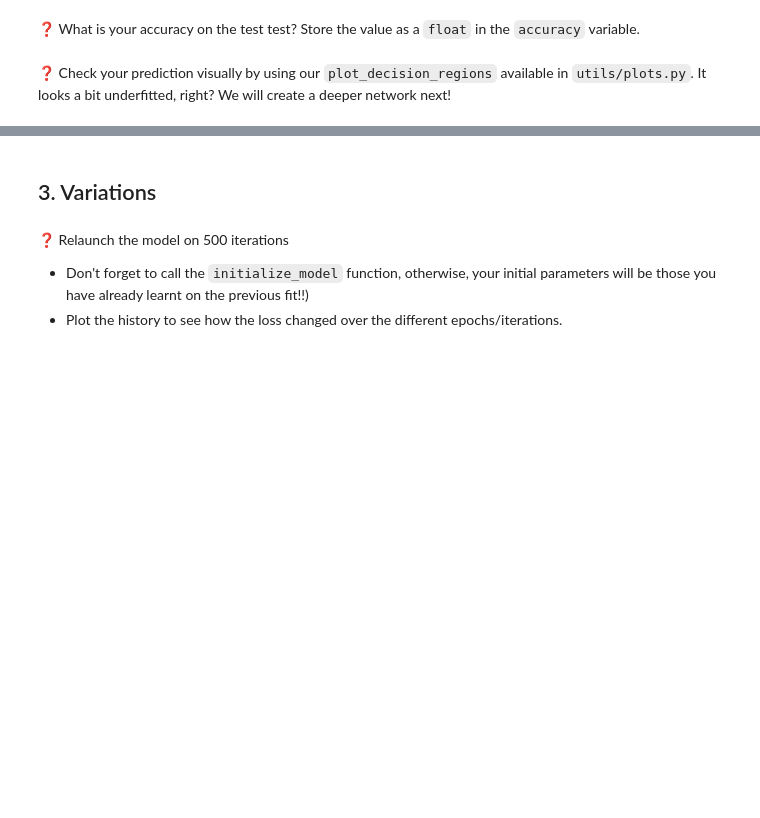
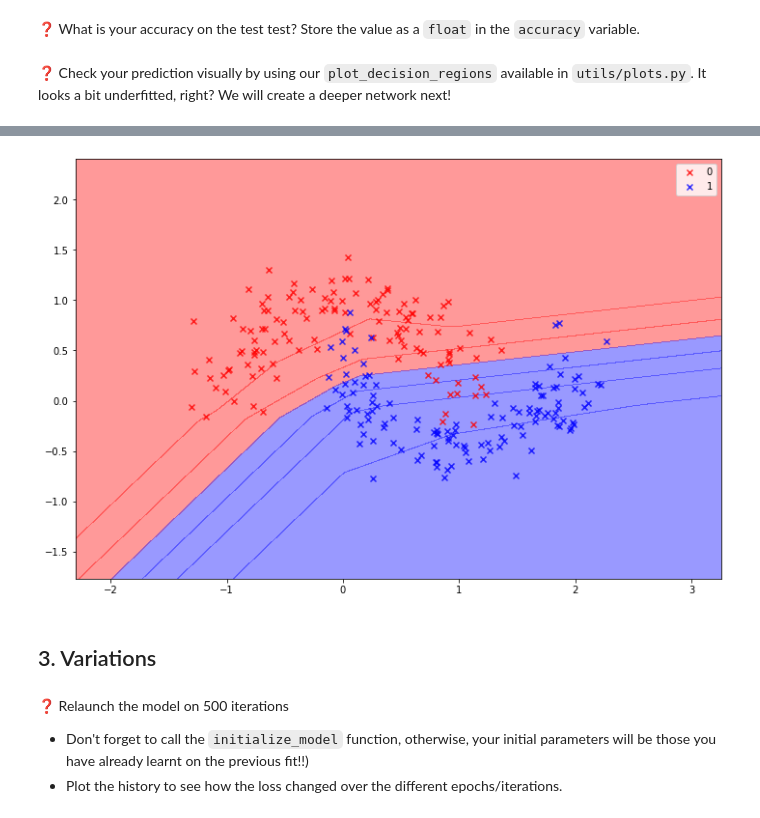
Before and after one commit to LaurenceAndraud/Deep-Learning, a Jupyter notebook: Exercice 2/your_first_neural_network.ipynb, the cells around one changed output, grey strips where cells are left out. Cells and saved outputs as stored; diff of their text form; code cells hidden in the pictures; blank space fills up the shorter version.

```diff
--- a/Exercice 2/your_first_neural_network.ipynb
+++ b/Exercice 2/your_first_neural_network.ipynb
@@ -261,2 +263,7 @@ Loss: 0.315, Accuracy: 0.853
 # %% [markdown]
 ❓ Check your prediction visually by using our `plot_decision_regions` available in `utils/plots.py`. It looks a bit underfitted, right? We will create a deeper network next!
+# %%
+
+from utils.plots import plot_decision_regions
+plot_decision_regions(X, y, model)
+# %% [output]
@@ -263,3 +271,4 @@ Loss: 0.315, Accuracy: 0.853
+[figure, added]
 # %% [markdown]
 ## 3. Variations
 # %% [markdown]
```
Also changed, not shown: parts of 13 cells of this notebook, 2 other files.
